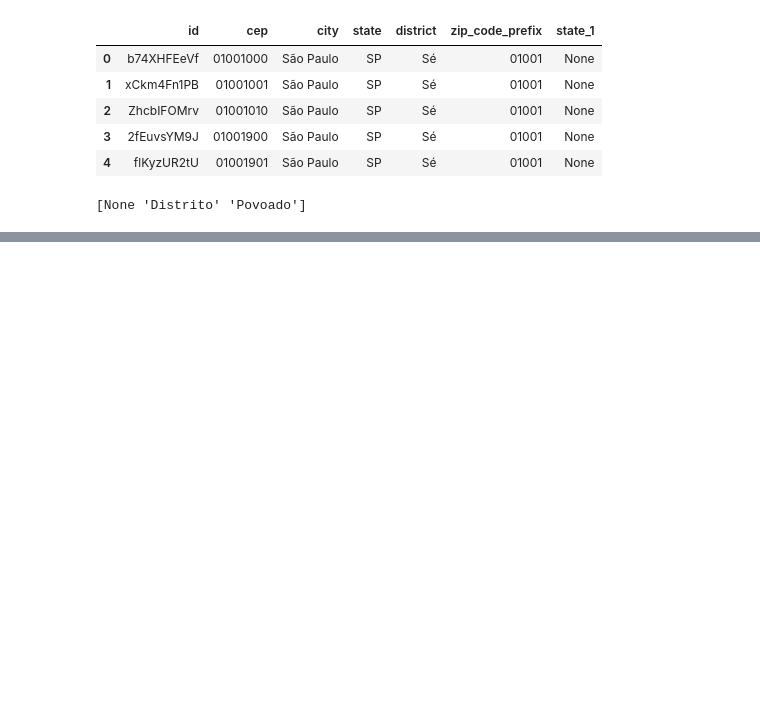
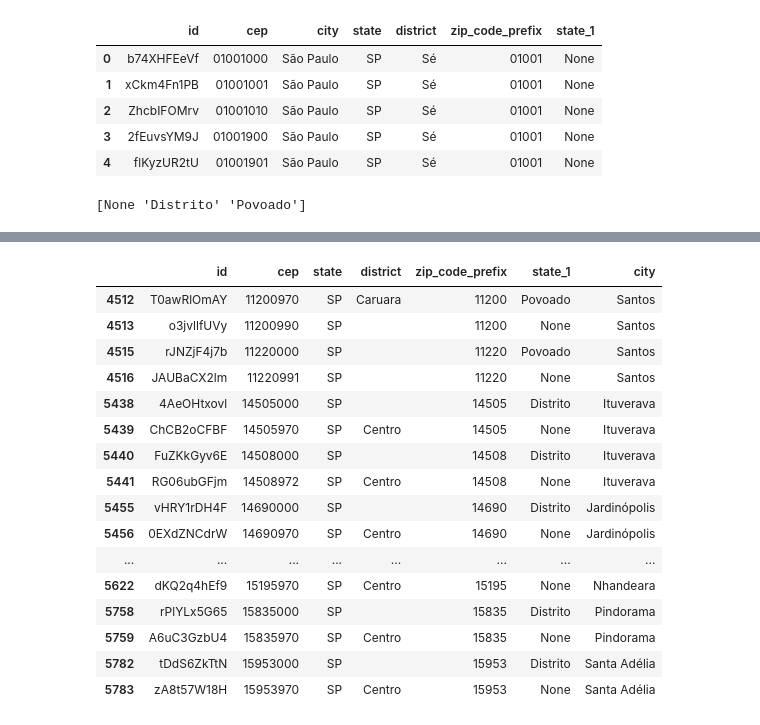
Before and after one commit to leepiau/jde03_olist, a Jupyter notebook: brazil_cep.ipynb, the cells around one changed output, grey strips where cells are left out. Drawn from its saved outputs; the diff is of its cells as text; code cells hidden in the pictures; blank space fills up the shorter version.

```diff
--- a/brazil_cep.ipynb
+++ b/brazil_cep.ipynb
@@ -234,0 +393,8 @@ print(all_data['state_1'].unique())
+# %%
+# Rename columns
+column_mapping = {
+    'city1': 'city'
+}
+
+all_data.rename(columns=column_mapping, inplace=True)
+all_data.head()
@@ -234,0 +408,22 @@ print(all_data['state_1'].unique())
+# %%
+subset = ['zip_code_prefix']
+loc_dupe = all_data.duplicated(subset = subset, keep = False)
+all_data[loc_dupe].sort_values(by = 'zip_code_prefix').head(20)
+# %% [output]
+|  | id | cep | state | district | zip_code_prefix | state_1 | city |
+| 4512 | T0awRlOmAY | 11200970 | SP | Caruara | 11200 | Povoado | Santos |
+| 4513 | o3jvllfUVy | 11200990 | SP |  | 11200 | None | Santos |
+| 4515 | rJNZjF4j7b | 11220000 | SP |  | 11220 | Povoado | Santos |
+| 4516 | JAUBaCX2lm | 11220991 | SP |  | 11220 | None | Santos |
+| 5438 | 4AeOHtxovl | 14505000 | SP |  | 14505 | Distrito | Ituverava |
+| 5439 | ChCB2oCFBF | 14505970 | SP | Centro | 14505 | None | Ituverava |
+| 5440 | FuZKkGyv6E | 14508000 | SP |  | 14508 | Distrito | Ituverava |
+| 5441 | RG06ubGFjm | 14508972 | SP | Centro | 14508 | None | Ituverava |
+| 5455 | vHRY1rDH4F | 14690000 | SP |  | 14690 | Distrito | Jardinópolis |
+| 5456 | 0EXdZNCdrW | 14690970 | SP | Centro | 14690 | None | Jardinópolis |
+| ... | ... | ... | ... | ... | ... | ... | ... |
+| 5622 | dKQ2q4hEf9 | 15195970 | SP | Centro | 15195 | None | Nhandeara |
+| 5758 | rPlYLx5G65 | 15835000 | SP |  | 15835 | Distrito | Pindorama |
+| 5759 | A6uC3GzbU4 | 15835970 | SP | Centro | 15835 | None | Pindorama |
+| 5782 | tDdS6ZkTtN | 15953000 | SP |  | 15953 | Distrito | Santa Adélia |
+| 5783 | zA8t57W18H | 15953970 | SP | Centro | 15953 | None | Santa Adélia |
```
Also changed, not shown: parts of 56 cells of this notebook, 1 other file.
